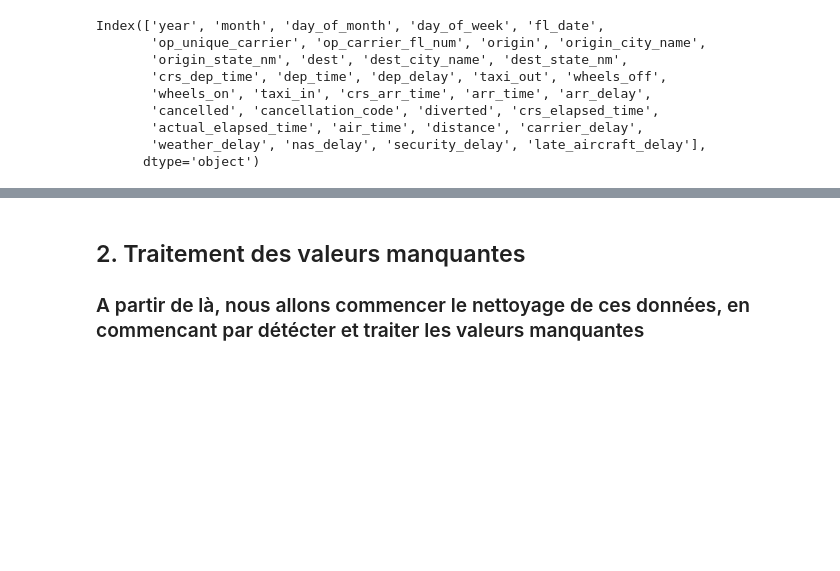
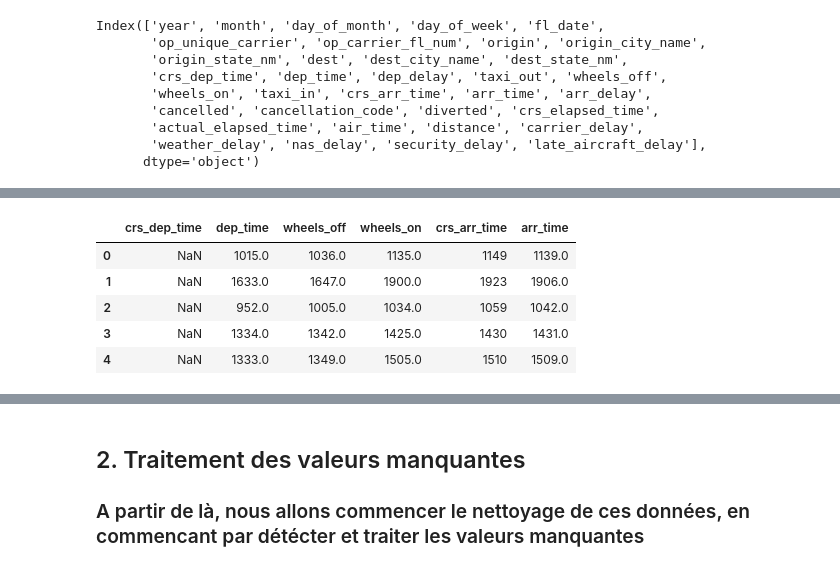
Before and after one commit to ManalRabehi/Flights-Delay-MLOps-Pipeline, a Jupyter notebook: notebooks/01_data_cleaning.ipynb, the cells around one changed output, grey strips where cells are left out. Drawn from its saved outputs; the diff is of its cells as text; code cells hidden in the pictures; blank space fills up the shorter version.

Commit message:
data cleaning advancement

```diff
--- a/notebooks/01_data_cleaning.ipynb
+++ b/notebooks/01_data_cleaning.ipynb
@@ -127,0 +129,13 @@ memory usage: 2.2 MB
+# %%
+time_cols = ['crs_dep_time', 'dep_time', 'wheels_off', 'wheels_on', 'crs_arr_time',
+    'arr_time']
+# Avant la modification du format
+raw_data[['crs_dep_time', 'dep_time', 'wheels_off', 'wheels_on', 'crs_arr_time',
+    'arr_time']].head()
+# %% [output]
+|  | crs_dep_time | dep_time | wheels_off | wheels_on | crs_arr_time | arr_time |
+| 0 | NaN | 1015.0 | 1036.0 | 1135.0 | 1149 | 1139.0 |
+| 1 | NaN | 1633.0 | 1647.0 | 1900.0 | 1923 | 1906.0 |
+| 2 | NaN | 952.0 | 1005.0 | 1034.0 | 1059 | 1042.0 |
+| 3 | NaN | 1334.0 | 1342.0 | 1425.0 | 1430 | 1431.0 |
+| 4 | NaN | 1333.0 | 1349.0 | 1505.0 | 1510 | 1509.0 |
```
Also changed, not shown: parts of 3 cells of this notebook.
